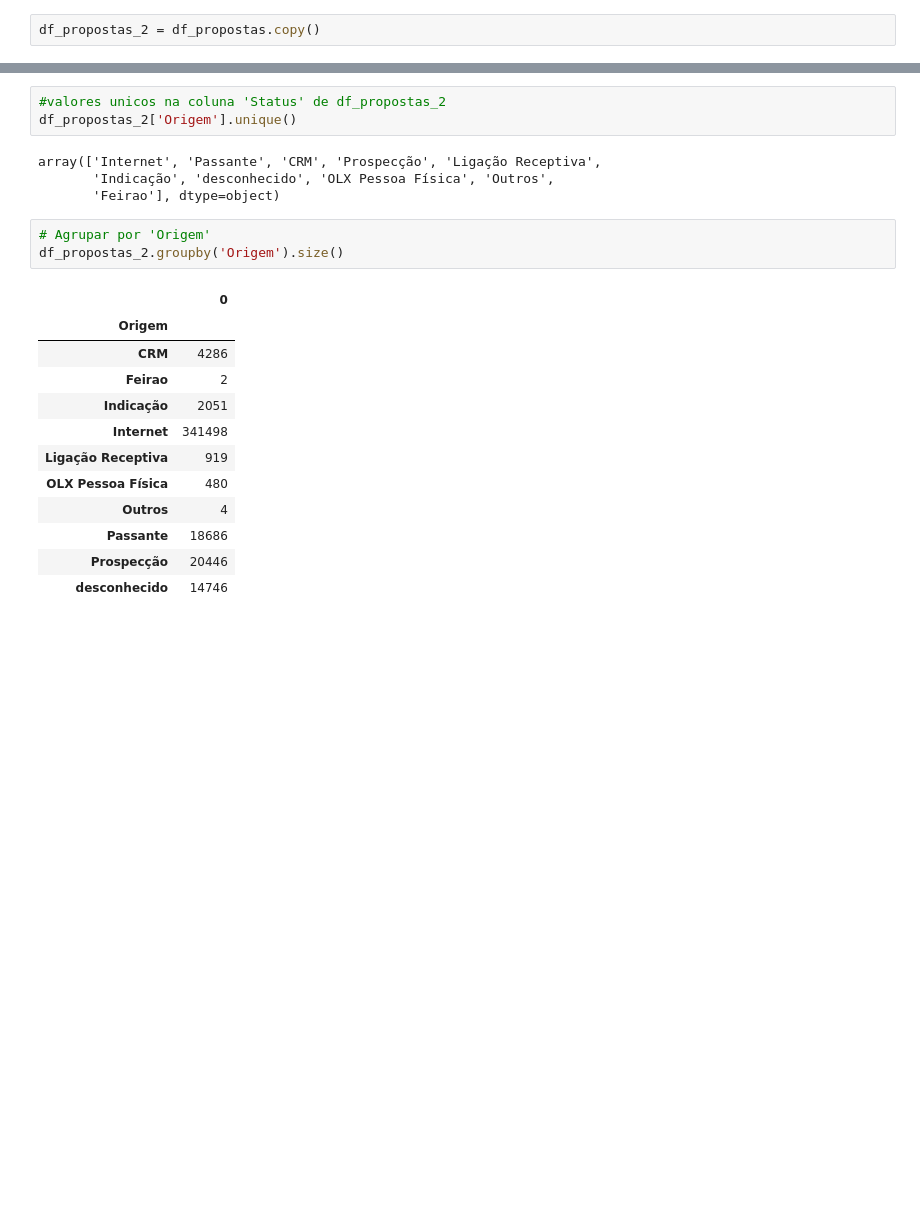
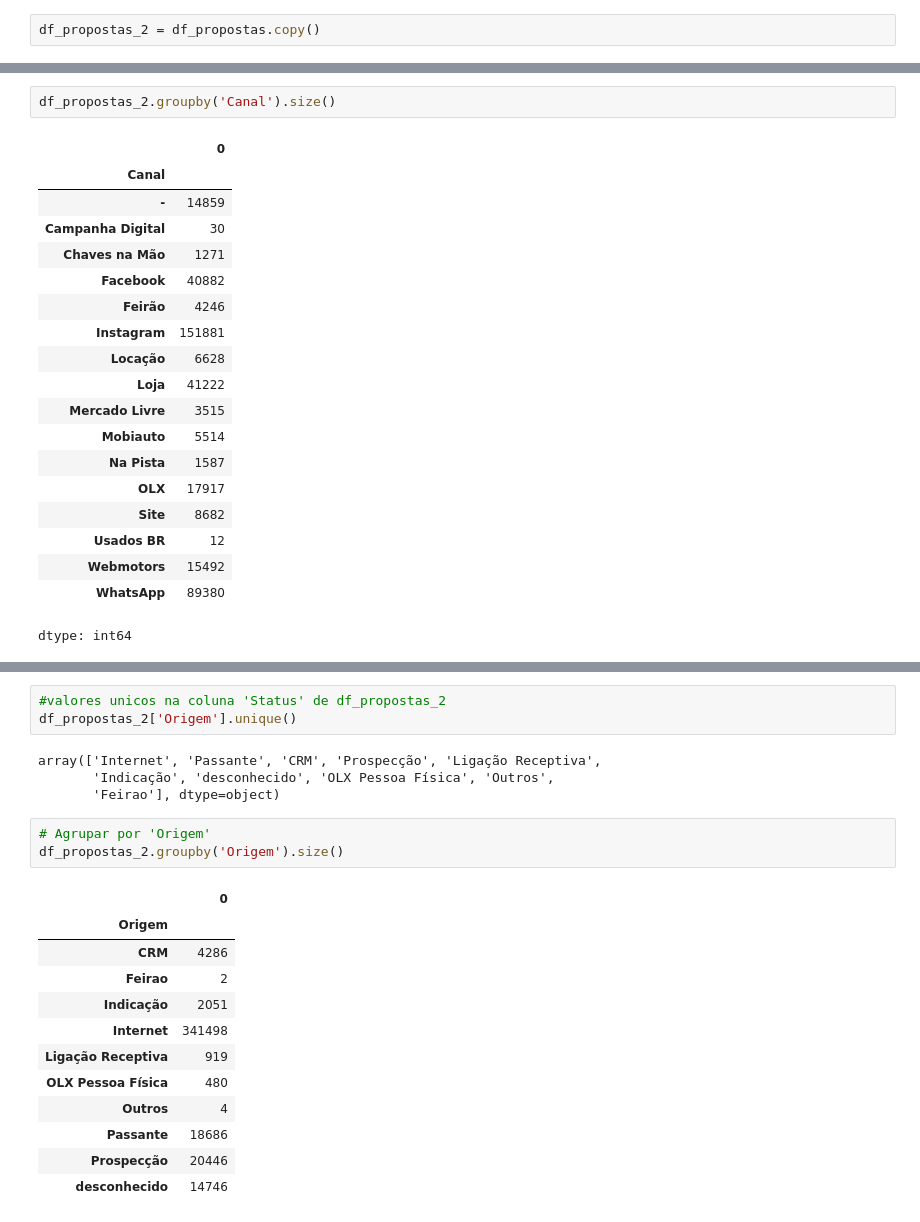
Before and after one commit to movi-data/painel_performance, a Jupyter notebook: painel_performance2.ipynb, the cells around one changed output, grey strips where cells are left out. Cells and saved outputs as stored; diff of their text form; blank space fills up the shorter version.

```diff
--- a/painel_performance2.ipynb
+++ b/painel_performance2.ipynb
@@ -57,3 +141,25 @@ memory usage: 108.4+ MB
+# %%
+df_propostas_2.groupby('Canal').size()
+# %% [output]
+|  | 0 |
+| Canal |  |
+| - | 14859 |
+| Campanha Digital | 30 |
+| Chaves na Mão | 1271 |
+| Facebook | 40882 |
+| Feirão | 4246 |
+| Instagram | 151881 |
+| Locação | 6628 |
+| Loja | 41222 |
+| Mercado Livre | 3515 |
+| Mobiauto | 5514 |
+| Na Pista | 1587 |
+| OLX | 17917 |
+| Site | 8682 |
+| Usados BR | 12 |
+| Webmotors | 15492 |
+| WhatsApp | 89380 |
+dtype: int64
 # %%
 # --- ETAPA 2: Preparar Colunas ---
 
```
Also changed, not shown: parts of 37 cells of this notebook.
